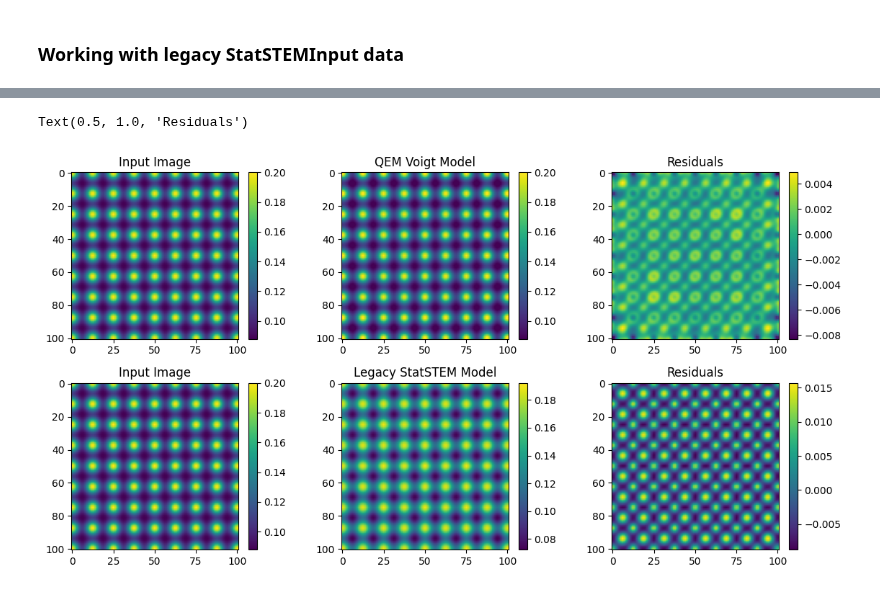
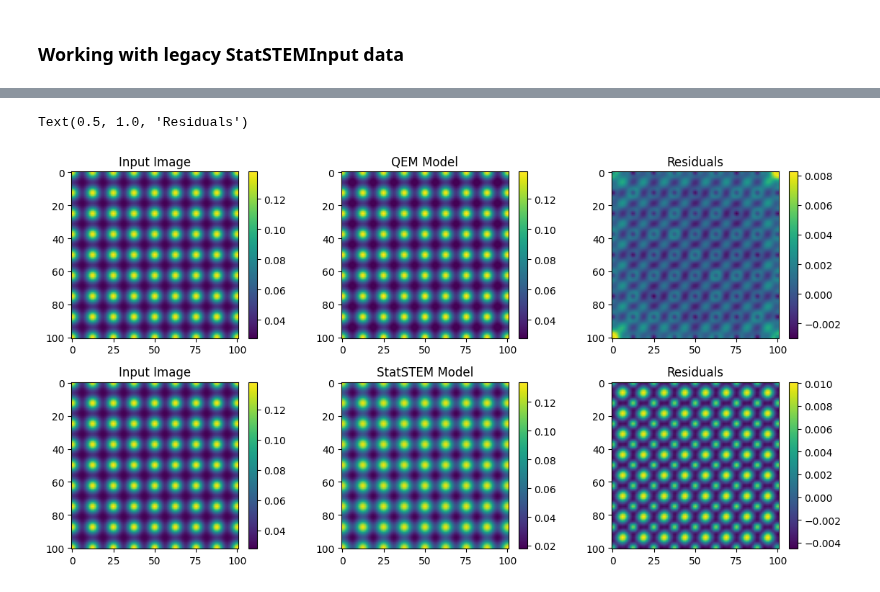
Before and after one commit to zezhong-zhang/qem, a Jupyter notebook: examples/CRLB.ipynb, the cells around one changed output, grey strips where cells are left out. Drawn from its saved outputs; the diff is of its cells as text; code cells hidden in the pictures.

```diff
--- a/examples/CRLB.ipynb
+++ b/examples/CRLB.ipynb
@@ -56,13 +56,12 @@ import qem
 import matplotlib.pyplot as plt
 import numpy as np
 from scipy.ndimage import gaussian_filter
-from qem.image_model import ImageModelFitting
+from qem.image_fitting import ImageModelFitting
 import pandas as pd
 from tqdm import tqdm
 
-df = pd.DataFrame(columns=['atoms','StatSTEM','gaussian','lorentzian','voigt','voronoi','ground_truth'])
 
-file = f'/home/zzhang/OneDrive/code/qem/data/2016-05_efficientFitProgram/outputFitProgram_Pt_100_50atoms.mat'
+file = f'/home/zzhang/OneDrive/code/qem/data/2016-05_efficientFitProgram/outputFitProgram_Pt_100_17atoms.mat'
 legacyStatSTEM = qem.io.read_legacyInputStatSTEM(file)
 inputStatSTEM = legacyStatSTEM['input']
 outputStatSTEM = legacyStatSTEM['output']
@@ -77,8 +76,7 @@ model=ImageModelFitting(image, dx=dx,elements=['Pt'])
 model.pbc = False
 model.fit_background = False
 model.coordinates=input_coordinates/dx-1
-mask = (model.coordinates[:,0]>0) & (model.coordinates[:,0]<image.shape[0]-1) & (model.coordinates[:,1]>0) & (model.coordinates[:,1]<image.shape[1]-1)
-model.model_type = 'lorentzian'
+model.model_type = 'voigt'
 params = model.init_params()
 # params = model.fit_random_batch(params, maxiter=1000, tol=1e-10, verbose=False,step_size=0.01)
 params = model.minimize(params,tol=1e-10)
@@ -118,27 +109,0 @@ model.volume.mean()
-# %%
-import qem
-import matplotlib.pyplot as plt
-import numpy as np
-from scipy.ndimage import gaussian_filter
-from qem.image_model import ImageModelFitting
-import pandas as pd
-from tqdm import tqdm
-
-file = f'/home/zzhang/OneDrive/code/qem/data/2016-05_efficientFitProgram/outputFitProgram_Pt_100_1atoms.mat'
-legacyStatSTEM = qem.io.read_legacyInputStatSTEM(file)
-inputStatSTEM = legacyStatSTEM['input']
-outputStatSTEM = legacyStatSTEM['output']
-image = inputStatSTEM['obs']
-dx = inputStatSTEM['dx']
-
-input_coordinates = inputStatSTEM['coordinates']
-output_volume = outputStatSTEM['volumes']
-# image = np.ones((101,101))
-model=ImageModelFitting(image, dx=dx,elements=['Pt'])
-model.coordinates=input_coordinates/dx-1
-model.pbc =True
-model.fit_background=False
-# model.remove_peaks_outside_image()
-model.model_type ='gaussian'
-model.init_params(0.5/dx)
-model.voronoi_integration(plot=True)
@@ -193,34 +137,34 @@ im=plt.imshow(model.model)
 plt.colorbar(im,fraction=0.046, pad=0.04)
 plt.clim(model.image.min(),model.image.max())
 plt.tight_layout()
-plt.title('QEM Voigt Model')
+plt.title('QEM Model')
 
 plt.subplot(2,3,3)
 diff = model.image - model.model
 im=plt.imshow(diff)
 plt.colorbar(im,fraction=0.046, pad=0.04)
 # plt.clim([-inputStatSTEM['obs'].max()*0.1,inputStatSTEM['obs'].max()*0.1])
 plt.tight_layout()
 plt.title('Residuals')
 
 plt.subplot(2,3,4)
 im=plt.imshow(image)
 plt.colorbar(im,fraction=0.046, pad=0.04)
 plt.tight_layout()
 plt.title('Input Image')
 
 plt.subplot(2,3,5)
 im=plt.imshow(outputStatSTEM['model'])
 plt.colorbar(im,fraction=0.046, pad=0.04)
 plt.tight_layout()
-plt.title('Legacy StatSTEM Model')
+plt.title('StatSTEM Model')
 
 plt.subplot(2,3,6)
 im=plt.imshow(inputStatSTEM['obs']-outputStatSTEM['model'])
 plt.colorbar(im,fraction=0.046, pad=0.04)
 # plt.clim([-inputStatSTEM['obs'].max()*0.1,inputStatSTEM['obs'].max()*0.1])
 plt.tight_layout()
 plt.title('Residuals')
 # %% [output]
 Text(0.5, 1.0, 'Residuals')
-[figure, old version]
+[figure, new version]
```
Also changed, not shown: parts of 9 cells of this notebook, 9 other files.
